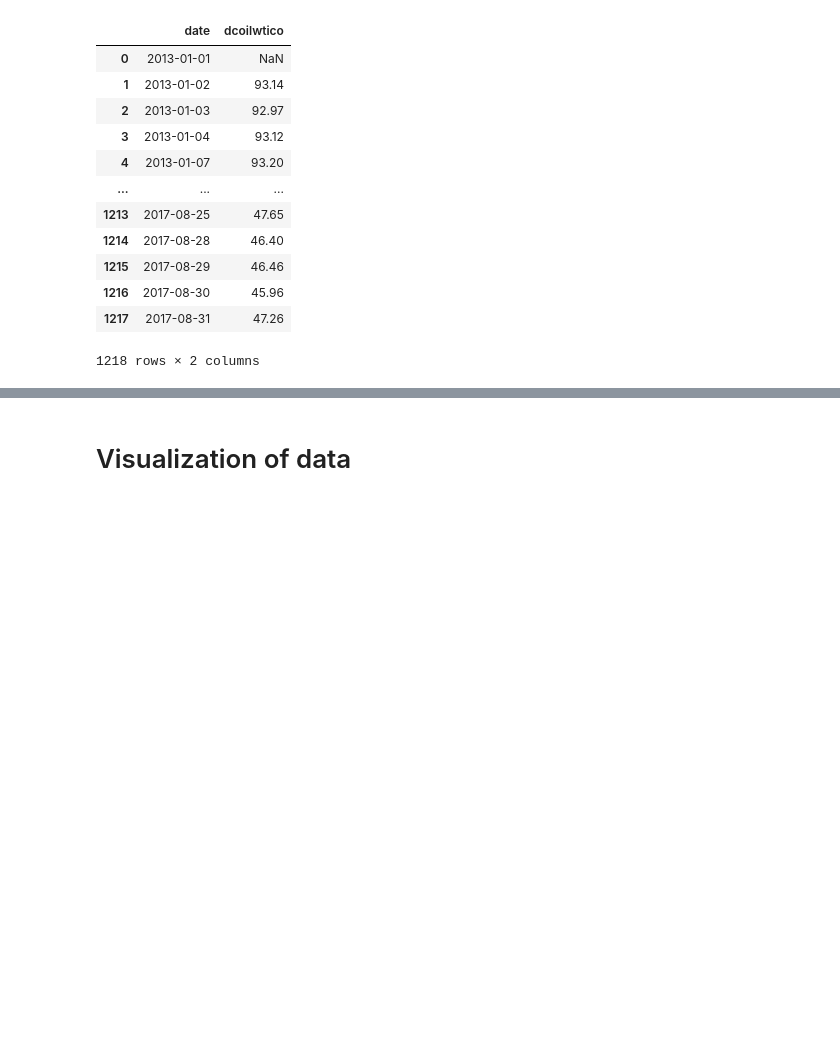
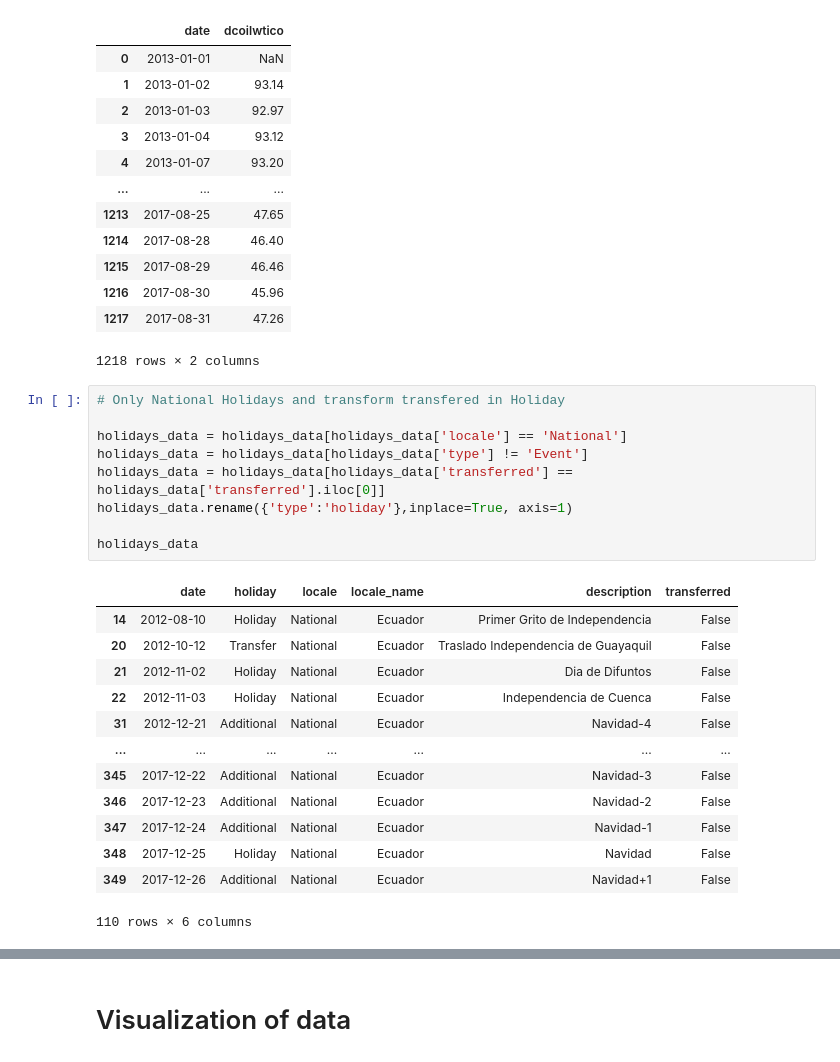
Before and after one commit to PedroSiqueira1/store-sales-forecasting, a Jupyter notebook: exploratory_analysis.ipynb, the cells around one changed output, grey strips where cells are left out. Saved outputs shown, nothing was run; the diff lists cells and outputs as text; blank space fills up the shorter version.

```diff
--- a/exploratory_analysis.ipynb
+++ b/exploratory_analysis.ipynb
@@ -74,6 +75,29 @@ oil_data
 | 1216 | 2017-08-30 | 45.96 |
 | 1217 | 2017-08-31 | 47.26 |
 1218 rows × 2 columns
+# %%
+# Only National Holidays and transform transfered in Holiday
+
+holidays_data = holidays_data[holidays_data['locale'] == 'National']
+holidays_data = holidays_data[holidays_data['type'] != 'Event']
+holidays_data = holidays_data[holidays_data['transferred'] == holidays_data['transferred'].iloc[0]]
+holidays_data.rename({'type':'holiday'},inplace=True, axis=1)
+
+holidays_data
+# %% [output]
+|  | date | holiday | locale | locale_name | description | transferred |
+| 14 | 2012-08-10 | Holiday | National | Ecuador | Primer Grito de Independencia | False |
+| 20 | 2012-10-12 | Transfer | National | Ecuador | Traslado Independencia de Guayaquil | False |
+| 21 | 2012-11-02 | Holiday | National | Ecuador | Dia de Difuntos | False |
+| 22 | 2012-11-03 | Holiday | National | Ecuador | Independencia de Cuenca | False |
+| 31 | 2012-12-21 | Additional | National | Ecuador | Navidad-4 | False |
+| ... | ... | ... | ... | ... | ... | ... |
+| 345 | 2017-12-22 | Additional | National | Ecuador | Navidad-3 | False |
+| 346 | 2017-12-23 | Additional | National | Ecuador | Navidad-2 | False |
+| 347 | 2017-12-24 | Additional | National | Ecuador | Navidad-1 | False |
+| 348 | 2017-12-25 | Holiday | National | Ecuador | Navidad | False |
+| 349 | 2017-12-26 | Additional | National | Ecuador | Navidad+1 | False |
+110 rows × 6 columns
 # %%
 # Apply left join on train_data and transaction_data
 original_train_data = pd.merge(original_train_data, transaction_data, on=['date','store_nbr'], how='left')
```
Also changed, not shown: parts of 19 cells of this notebook.
